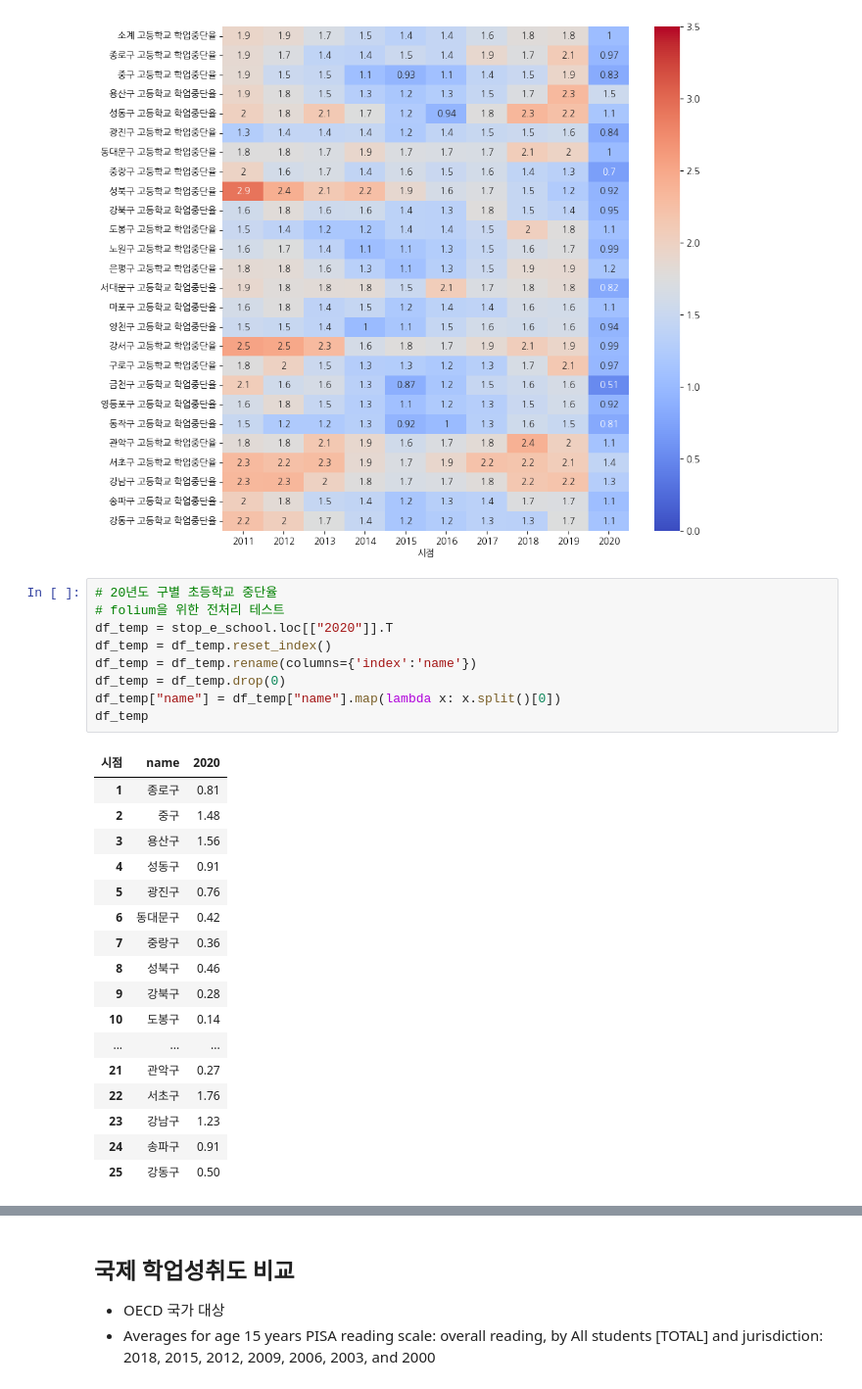
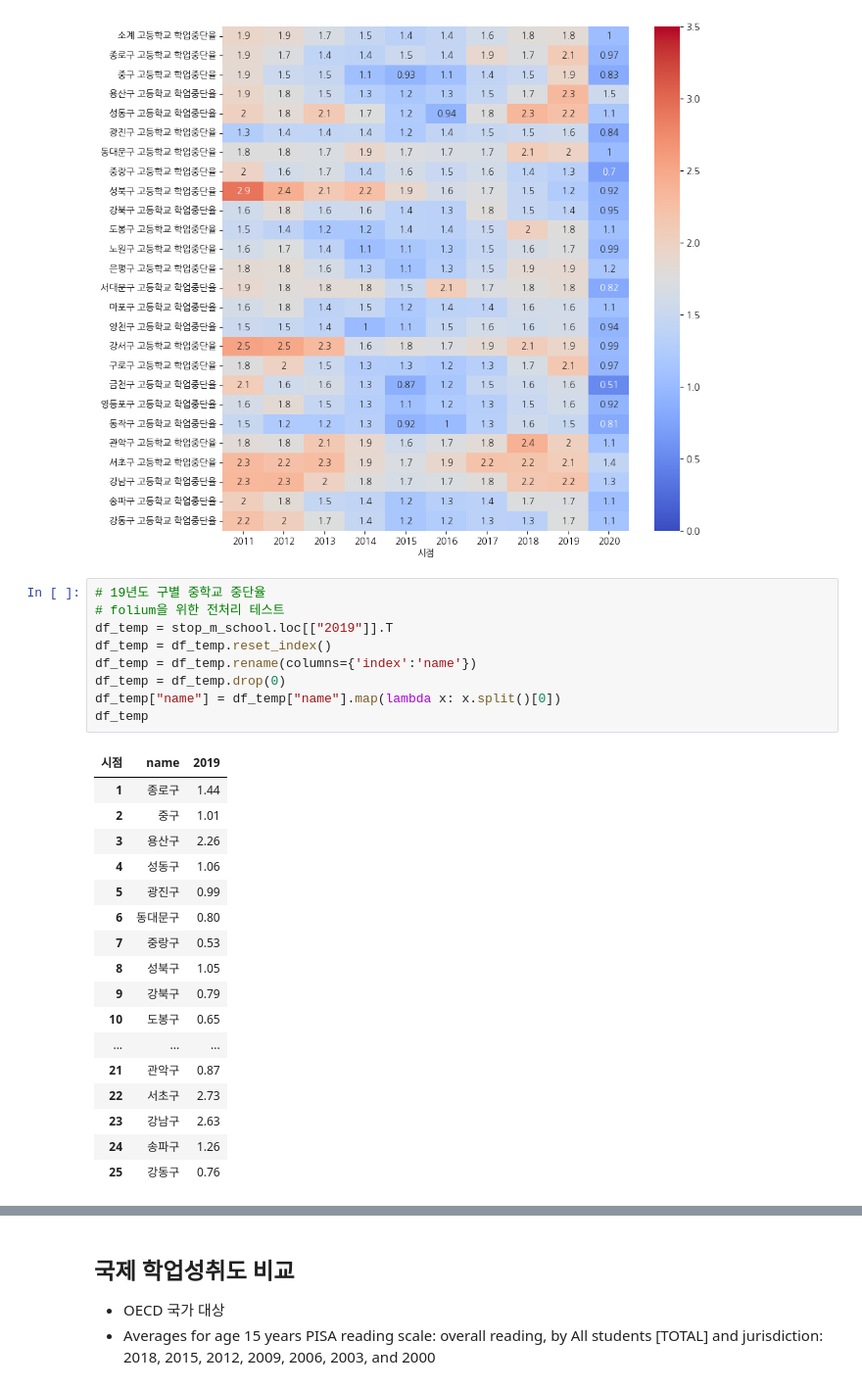
Before and after one commit to moonstar97/Structure, a Jupyter notebook: 가설2번_EDA.ipynb, the cells around one changed output, grey strips where cells are left out. Shown at 98% size. Drawn from its saved outputs; the diff is of its cells as text.

```diff
--- a/가설2번_EDA.ipynb
+++ b/가설2번_EDA.ipynb
@@ -344,32 +401,32 @@ sns.heatmap(stop_h_school.T, annot=True, cmap="coolwarm", vmin=0, vmax=3.5)
 <AxesSubplot:xlabel='시점'>
 [figure]
 # %%
-# 20년도 구별 초등학교 중단율
+# 19년도 구별 중학교 중단율
 # folium을 위한 전처리 테스트
-df_temp = stop_e_school.loc[["2020"]].T
+df_temp = stop_m_school.loc[["2019"]].T
 df_temp = df_temp.reset_index()
 df_temp = df_temp.rename(columns={'index':'name'})
 df_temp = df_temp.drop(0)
 df_temp["name"] = df_temp["name"].map(lambda x: x.split()[0])
 df_temp
 # %% [output]
-| 시점 | name | 2020 |
-| 1 | 종로구 | 0.81 |
-| 2 | 중구 | 1.48 |
-| 3 | 용산구 | 1.56 |
-| 4 | 성동구 | 0.91 |
-| 5 | 광진구 | 0.76 |
-| 6 | 동대문구 | 0.42 |
-| 7 | 중랑구 | 0.36 |
-| 8 | 성북구 | 0.46 |
-| 9 | 강북구 | 0.28 |
-| 10 | 도봉구 | 0.14 |
+| 시점 | name | 2019 |
+| 1 | 종로구 | 1.44 |
+| 2 | 중구 | 1.01 |
+| 3 | 용산구 | 2.26 |
+| 4 | 성동구 | 1.06 |
+| 5 | 광진구 | 0.99 |
+| 6 | 동대문구 | 0.80 |
+| 7 | 중랑구 | 0.53 |
+| 8 | 성북구 | 1.05 |
+| 9 | 강북구 | 0.79 |
+| 10 | 도봉구 | 0.65 |
 | ... | ... | ... |
-| 21 | 관악구 | 0.27 |
-| 22 | 서초구 | 1.76 |
-| 23 | 강남구 | 1.23 |
-| 24 | 송파구 | 0.91 |
-| 25 | 강동구 | 0.50 |
+| 21 | 관악구 | 0.87 |
+| 22 | 서초구 | 2.73 |
+| 23 | 강남구 | 2.63 |
+| 24 | 송파구 | 1.26 |
+| 25 | 강동구 | 0.76 |
 # %%
 # 지도 중앙
 center = [37.566345,126.977893]
```
Also changed, not shown: parts of 42 cells of this notebook, 6 other files.
